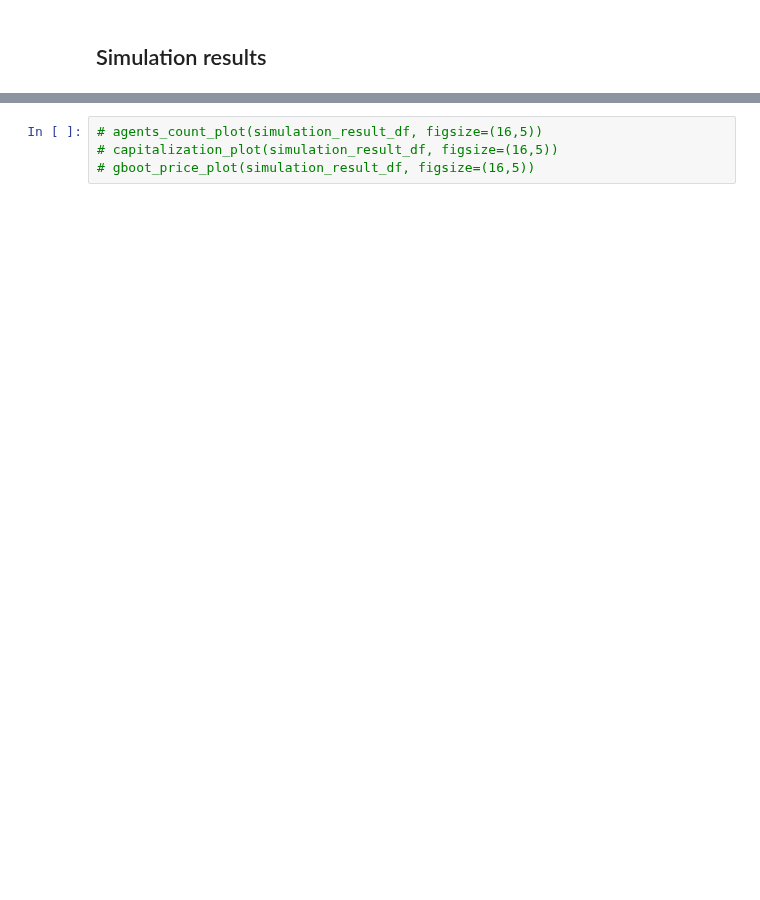
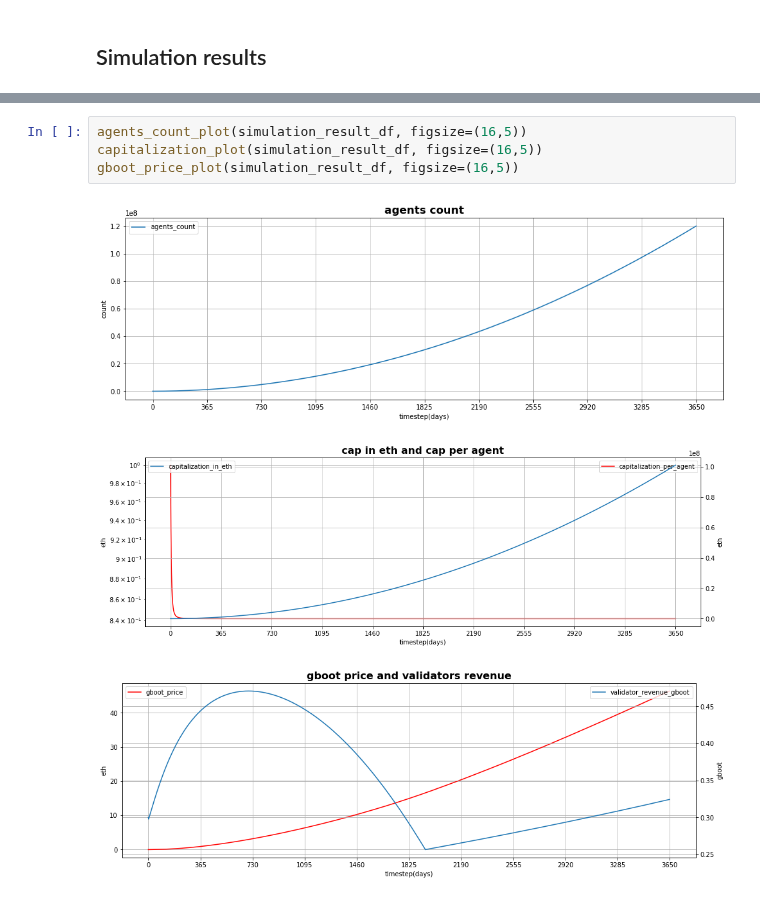
Before and after one commit to cybercongress/cybernomics, a Jupyter notebook: bostrom_simulation/simulation.ipynb, the cells around one changed output, grey strips where cells are left out. Cells and saved outputs as stored; diff of their text form; blank space fills up the shorter version.

```diff
--- a/bostrom_simulation/simulation.ipynb
+++ b/bostrom_simulation/simulation.ipynb
@@ -162,5 +180,9 @@ Total execution time: 0.53s
 # %%
-# agents_count_plot(simulation_result_df, figsize=(16,5))
-# capitalization_plot(simulation_result_df, figsize=(16,5))
-# gboot_price_plot(simulation_result_df, figsize=(16,5))
+agents_count_plot(simulation_result_df, figsize=(16,5))
+capitalization_plot(simulation_result_df, figsize=(16,5))
+gboot_price_plot(simulation_result_df, figsize=(16,5))
+# %% [output]
+[figure, added]
+[figure, added]
+[figure, added]
 # %%
```
Also changed, not shown: parts of 9 cells of this notebook, 2 other files.
